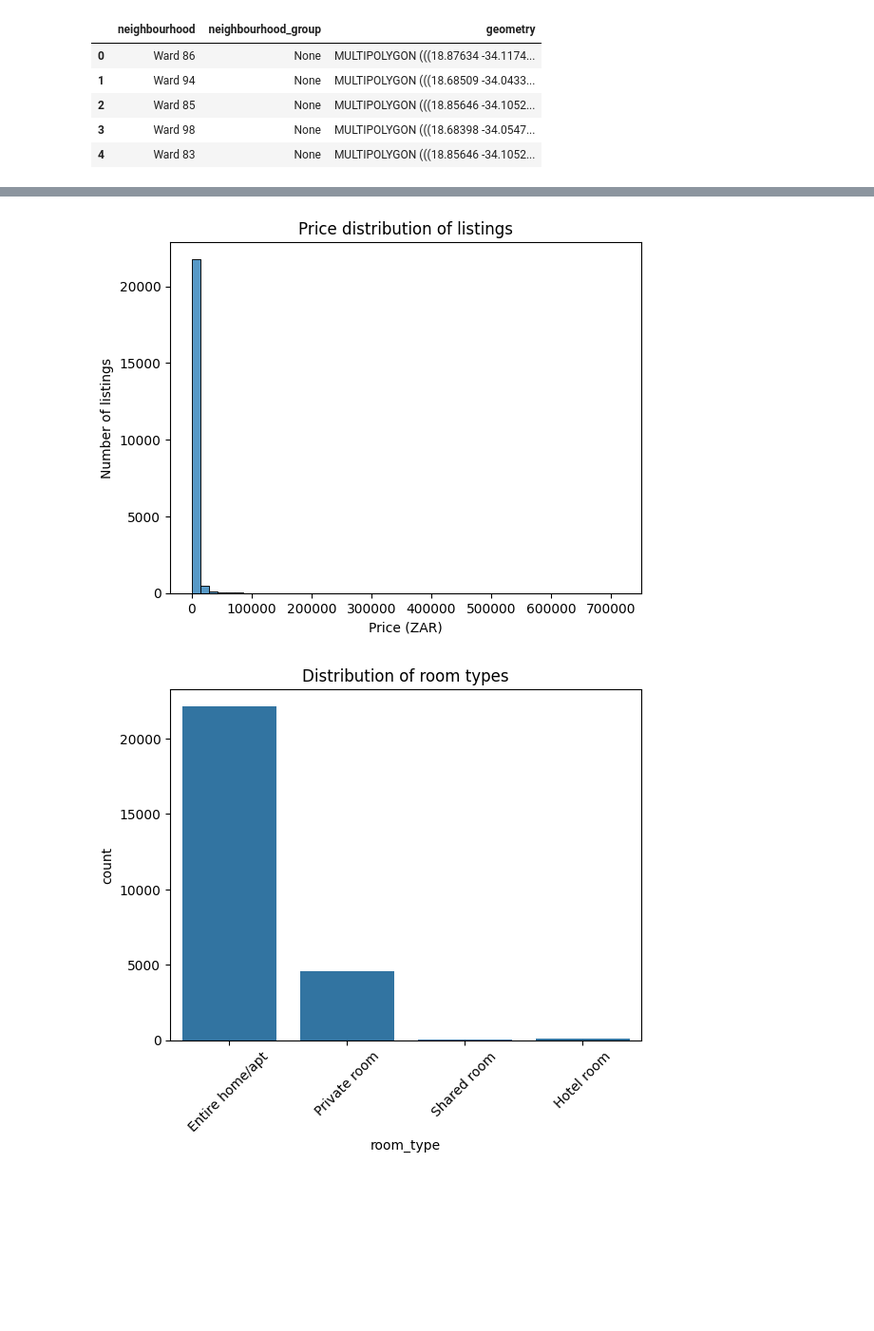
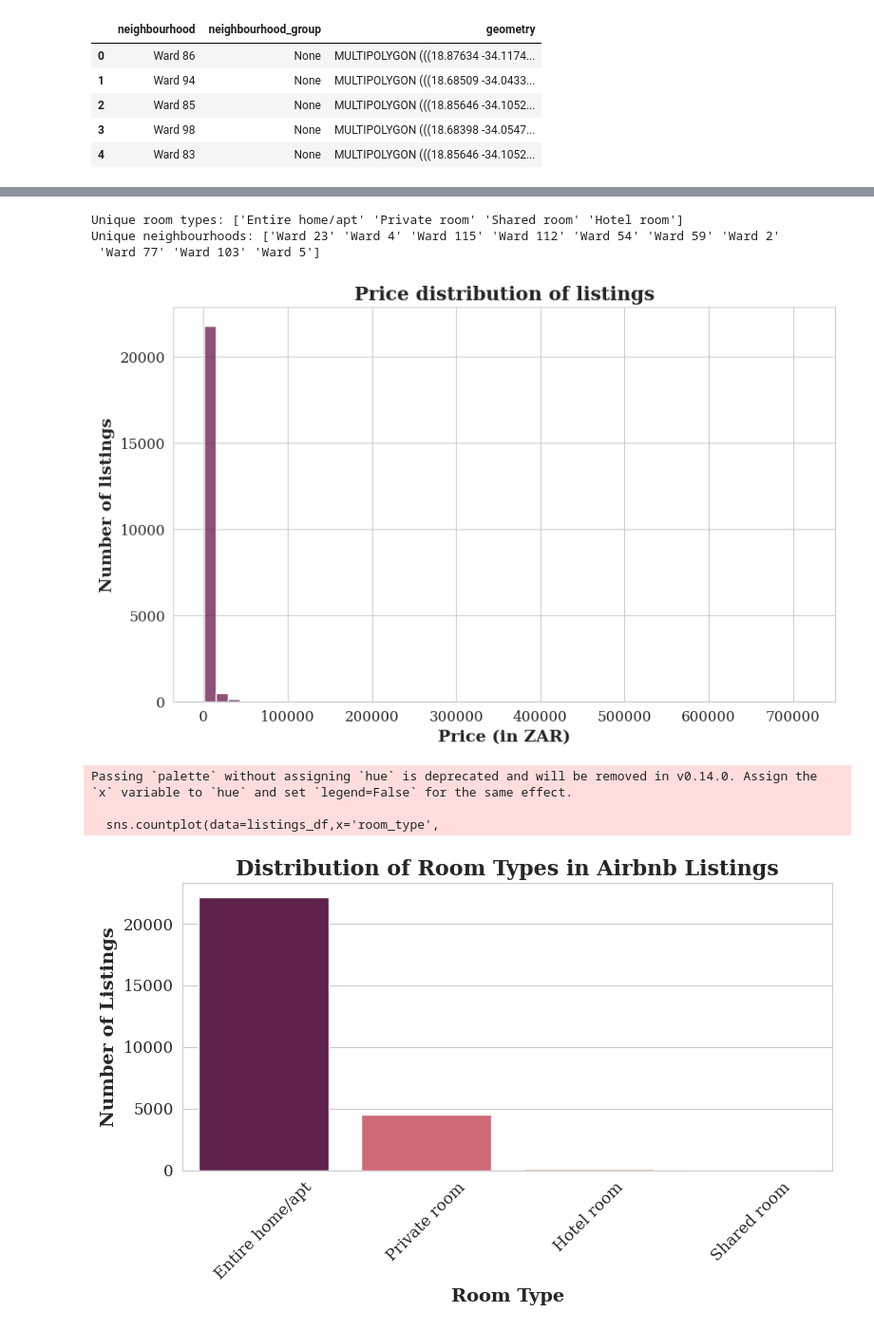
Before and after one commit to arpn25/cape_town_short_term_rentals, a Jupyter notebook: notebooks/01_data_preview.ipynb, the cells around one changed output, grey strips where cells are left out. Shown at 95% size. Drawn from its saved outputs; the diff is of its cells as text; code cells hidden in the pictures; blank space fills up the shorter version.

Commit message:
Add updated data preview notebook

```diff
--- a/notebooks/01_data_preview.ipynb
+++ b/notebooks/01_data_preview.ipynb
@@ -26,3 +29,20 @@ import config
+# %%
+# Define the color palette
+palette = ["#68174c", "#df586a", "#fd9c74", "#fdc48e", "#ffebc8"]
+
+# Set Seaborn styling
+sns.set_style("whitegrid")
+sns.set_palette(palette)
+
+# Set Matplotlib rcParams for consistent styling
+mpl.rcParams['figure.figsize'] = (10, 6)
+mpl.rcParams['axes.titlesize'] = 16
+mpl.rcParams['axes.labelsize'] = 14
+mpl.rcParams['xtick.labelsize'] = 12
+mpl.rcParams['ytick.labelsize'] = 12
+mpl.rcParams['axes.titleweight'] = 'bold'
+mpl.rcParams['axes.labelweight'] = 'bold'
+mpl.rcParams['font.family'] = 'DejaVu Serif'
 # %% [markdown]
 ## Define helper functions
 # %%
@@ -243,16 +277,36 @@ No duplicate rows in Neighbourhoods.
+# %%
+# Preview unique categories
+print("Unique room types:", listings_df['room_type'].unique())
+
+# Preview first 10 unique neighbourhoods
+print("Unique neighbourhoods:", listings_df['neighbourhood'].unique()[:10])
+# %% [output]
+Unique room types: ['Entire home/apt' 'Private room' 'Shared room' 'Hotel room']
+Unique neighbourhoods: ['Ward 23' 'Ward 4' 'Ward 115' 'Ward 112' 'Ward 54' 'Ward 59' 'Ward 2'
+ 'Ward 77' 'Ward 103' 'Ward 5']
 # %%
 # Histogram of price
-sns.histplot(listings_df['price'].dropna(), bins=50, kde=False)
+plt.figure(figsize=(10,6))
+sns.histplot(listings_df['price'].dropna(), bins=50,color=palette[0], kde=False)
 plt.title("Price distribution of listings")
-plt.xlabel("Price (ZAR)")
+plt.xlabel("Price (in ZAR)")
 plt.ylabel("Number of listings")
 plt.show()
 
-# Count plot for room_type
-sns.countplot(data=listings_df, x='room_type')
-plt.title("Distribution of room types")
+# Countplot for room types
+plt.figure(figsize=(8,5))
+sns.countplot(data=listings_df,x='room_type',
+              order=listings_df['room_type'].value_counts().index,
+              palette=palette)
+plt.title("Distribution of Room Types in Airbnb Listings")
+plt.xlabel("Room Type")
+plt.ylabel("Number of Listings")
 plt.xticks(rotation=45)
+plt.tight_layout()
 plt.show()
 # %% [output]
-[figure, old version]
+[figure, new version]
+Passing `palette` without assigning `hue` is deprecated and will be removed in v0.14.0. Assign the `x` variable to `hue` and set `legend=False` for the same effect.
+
+  sns.countplot(data=listings_df,x='room_type',
-[figure, old version]
+[figure, new version]
```
Also changed, not shown: parts of 19 cells of this notebook.
